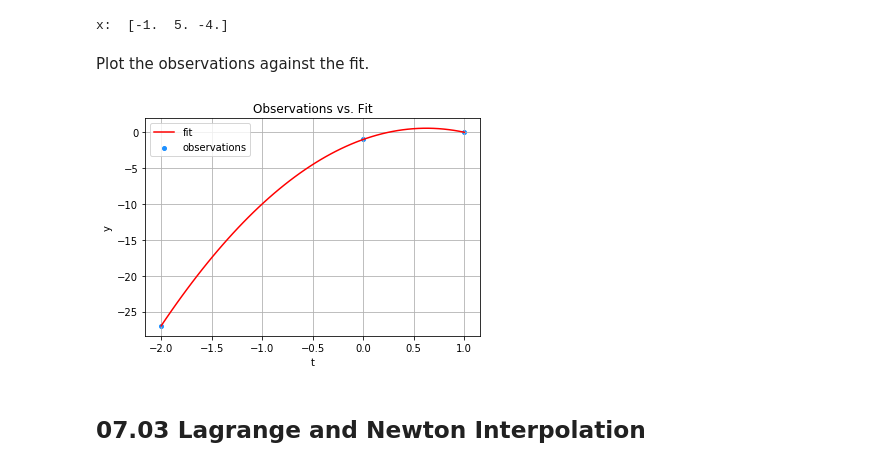
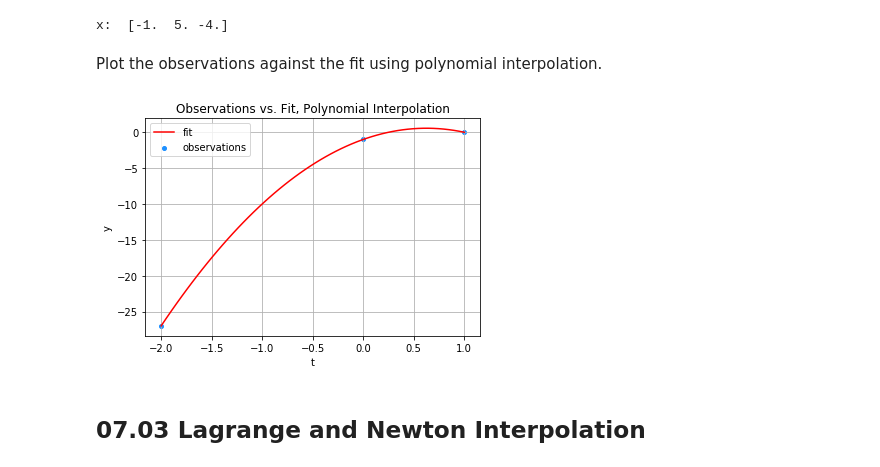
Before and after one commit to marcoemorais/numerics-python, a Jupyter notebook: notes/07-Interpolation.ipynb, the cells around one changed output. Cells and saved outputs as stored; diff of their text form; code cells hidden in the pictures.

Commit message:
Update 07-Interpolation

```diff
--- a/notes/07-Interpolation.ipynb
+++ b/notes/07-Interpolation.ipynb
@@ -114,27 +114,27 @@ np.testing.assert_almost_equal(y - yhat, np.zeros(m))
 # %% [output]
 x:  [-1.  5. -4.]
 # %% [markdown]
-Plot the observations against the fit.
+Plot the observations against the fit using polynomial interpolation.
 # %%
 import matplotlib.pyplot as plt
 
 %matplotlib inline
 
 # Fit the model to a dense 1D-grid of points from [t_min, t_max].
 fitn = m*20
 fitx = np.linspace(np.min(t), np.max(t), fitn)  # Actually t.
 fity = vft(fitx)
 
 # Plot the fitted model against observations.
 plt.scatter(t, y, s=16, c='dodgerblue', label='observations')
 plt.plot(fitx, fity, c='red', label='fit')
-plt.title('Observations vs. Fit')
+plt.title('Observations vs. Fit, Polynomial Interpolation')
 plt.ylabel('y')
 plt.xlabel('t')
 plt.grid()
 plt.legend()
 plt.show()
 # %% [output]
-[figure, old version]
+[figure, new version]
 # %% [markdown]
 ## 07.03 Lagrange and Newton Interpolation
```
Also changed, not shown: parts of 23 cells of this notebook, 1 other file.
